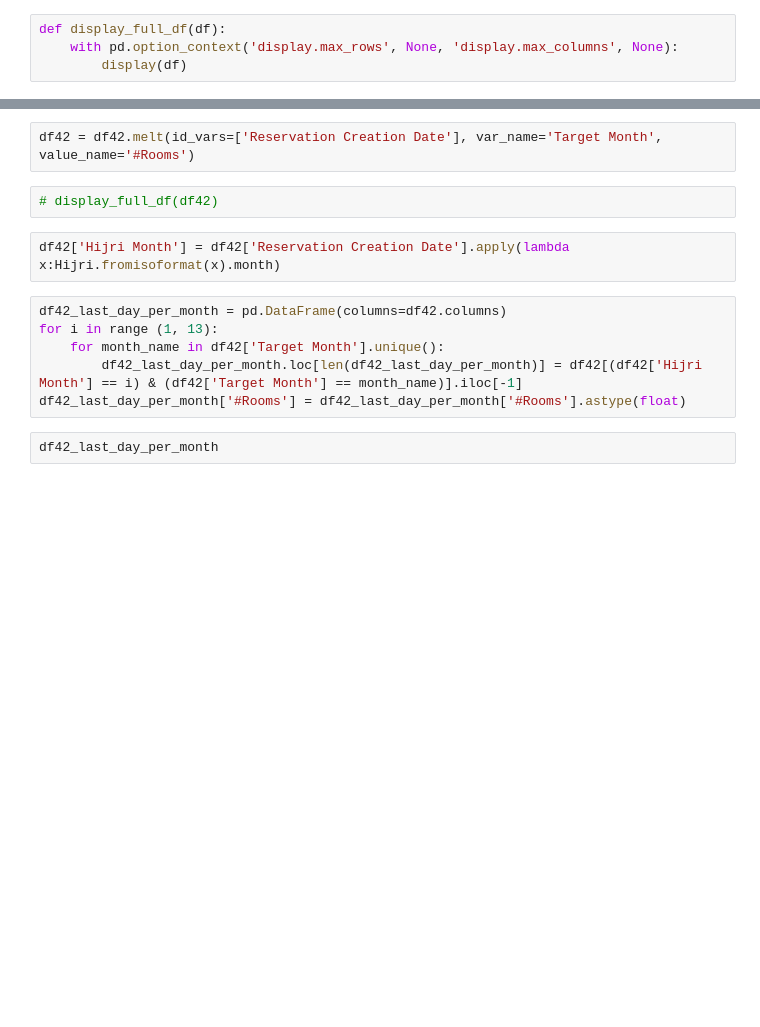
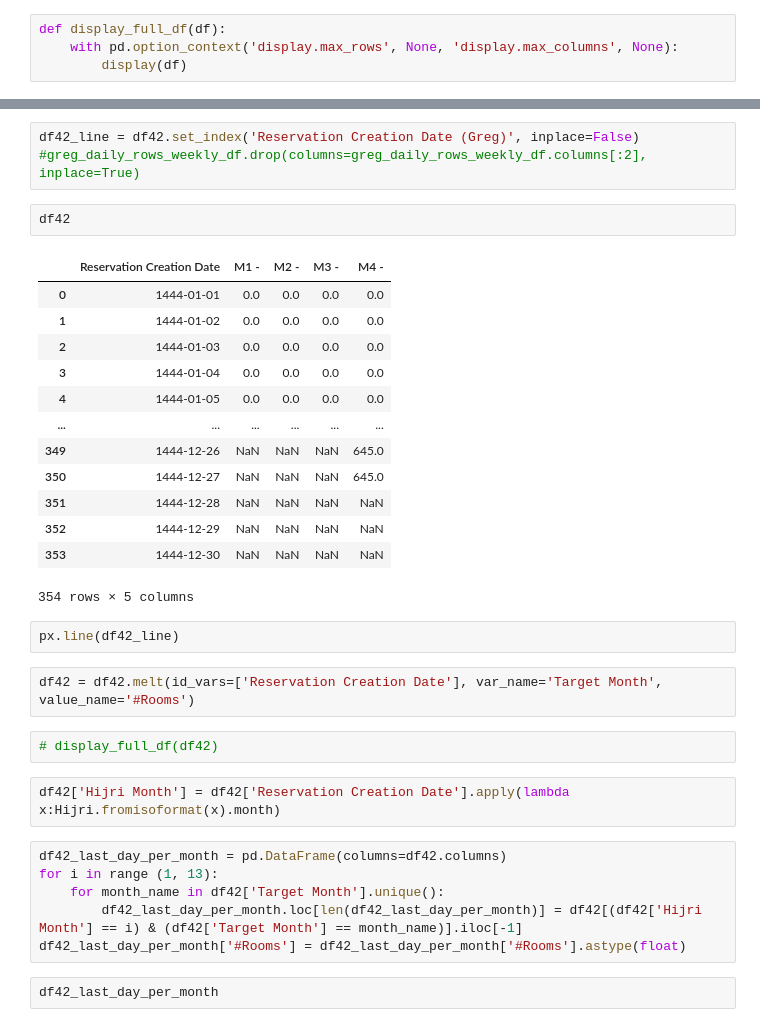
Before and after one commit to Ziadmohamed345/k2s-hotel-reservation, a Jupyter notebook: util-res-task/util-res-data-monthly-vis.ipynb, the cells around one changed output, grey strips where cells are left out. Saved outputs shown, nothing was run; the diff lists cells and outputs as text; blank space fills up the shorter version.

```diff
--- a/util-res-task/util-res-data-monthly-vis.ipynb
+++ b/util-res-task/util-res-data-monthly-vis.ipynb
@@ -43,3 +56,24 @@ display_full_df(df42)
+# %%
+df42_line = df42.set_index('Reservation Creation Date (Greg)', inplace=False)
+#greg_daily_rows_weekly_df.drop(columns=greg_daily_rows_weekly_df.columns[:2], inplace=True)
+# %%
+df42
+# %% [output]
+|  | Reservation Creation Date | M1 - | M2 - | M3 - | M4 - |
+| 0 | 1444-01-01 | 0.0 | 0.0 | 0.0 | 0.0 |
+| 1 | 1444-01-02 | 0.0 | 0.0 | 0.0 | 0.0 |
+| 2 | 1444-01-03 | 0.0 | 0.0 | 0.0 | 0.0 |
+| 3 | 1444-01-04 | 0.0 | 0.0 | 0.0 | 0.0 |
+| 4 | 1444-01-05 | 0.0 | 0.0 | 0.0 | 0.0 |
+| ... | ... | ... | ... | ... | ... |
+| 349 | 1444-12-26 | NaN | NaN | NaN | 645.0 |
+| 350 | 1444-12-27 | NaN | NaN | NaN | 645.0 |
+| 351 | 1444-12-28 | NaN | NaN | NaN | NaN |
+| 352 | 1444-12-29 | NaN | NaN | NaN | NaN |
+| 353 | 1444-12-30 | NaN | NaN | NaN | NaN |
+354 rows × 5 columns
+# %%
+px.line(df42_line)
 # %%
 df42 = df42.melt(id_vars=['Reservation Creation Date'], var_name='Target Month', value_name='#Rooms')
 # %%
```
Also changed, not shown: parts of 12 cells of this notebook.
